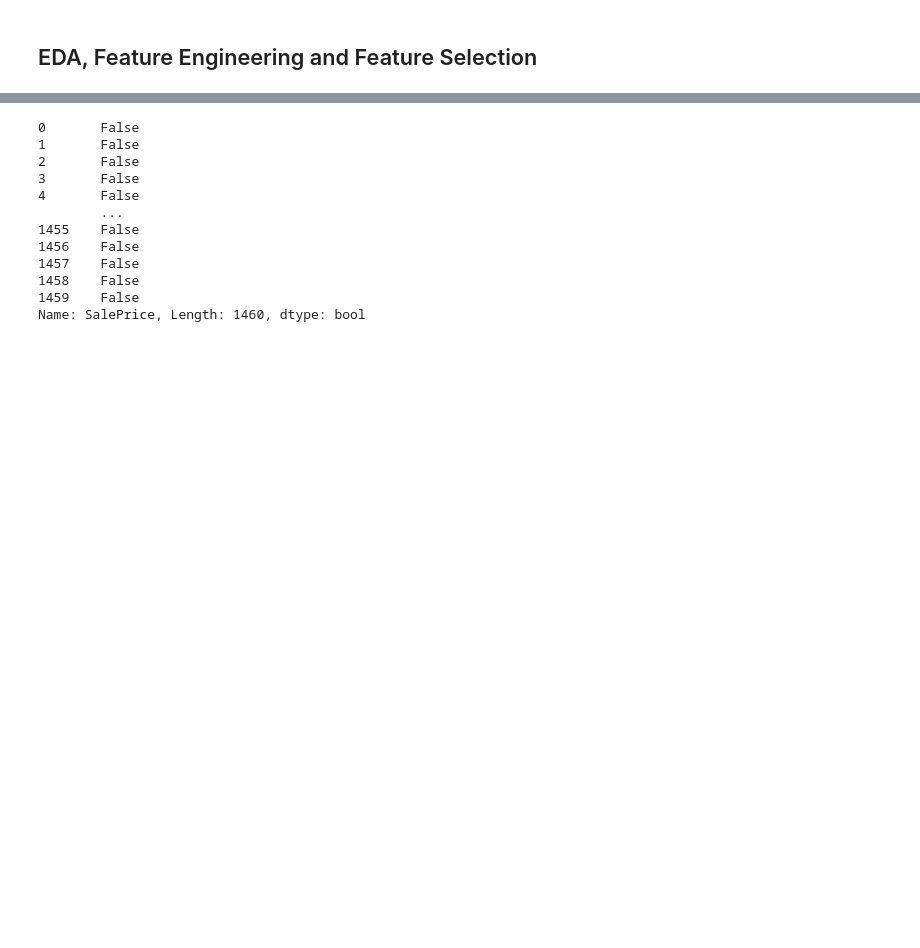
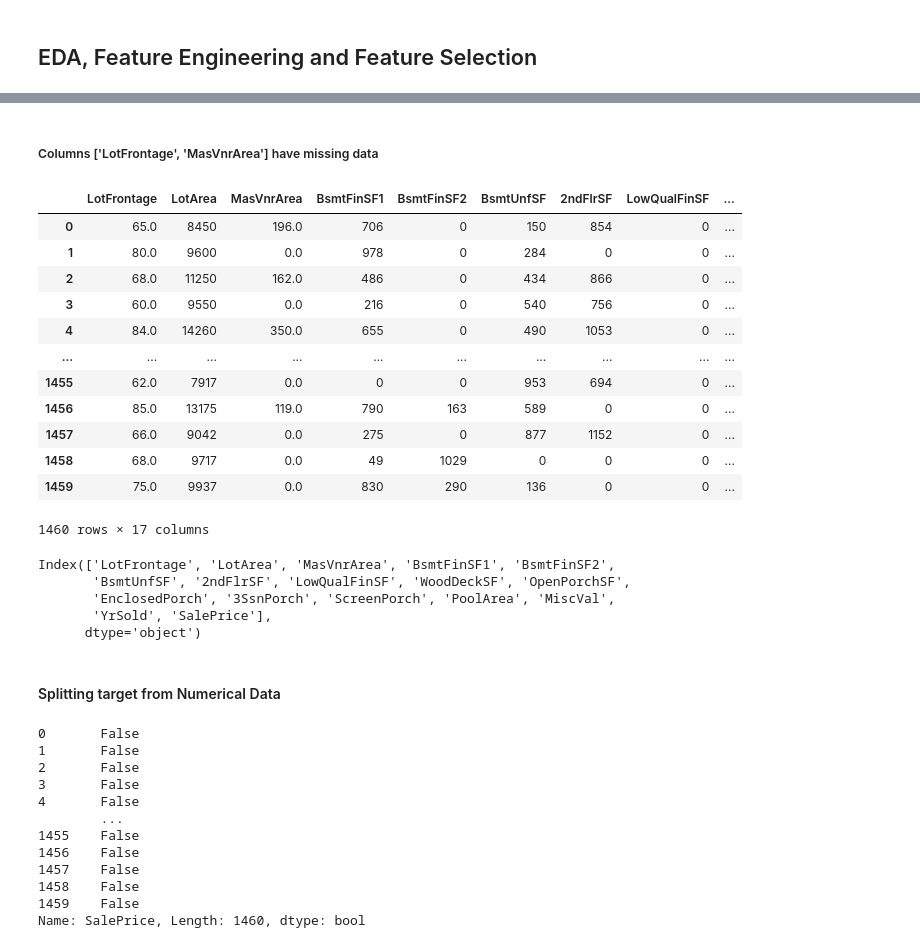
Before and after one commit to Prash099/dsp-prashanth-raghavendra-rao, a Jupyter notebook: notebooks/4_house-prices-modeling.ipynb, the cells around one changed output, grey strips where cells are left out. Drawn from its saved outputs; the diff is of its cells as text; code cells hidden in the pictures; blank space fills up the shorter version.

```diff
--- a/notebooks/4_house-prices-modeling.ipynb
+++ b/notebooks/4_house-prices-modeling.ipynb
@@ -103,0 +93,5 @@ df = df.drop(['SalePrice'], axis=1)
+# %%
+print(df.columns)
+df = df.drop(['Id'], axis=1)
+print('*****************************')
+print(df.columns)
@@ -103,0 +118,19 @@ df = df.drop(['SalePrice'], axis=1)
+# %%
+numerical_data = df[['LotFrontage', 'LotArea',
+       'YearBuilt', 'YearRemodAdd', 'MasVnrArea', 'BsmtFinSF1', 'BsmtFinSF2',
+       'BsmtUnfSF', 'TotalBsmtSF', '1stFlrSF', '2ndFlrSF', 'LowQualFinSF',
+       'GrLivArea', 'GarageYrBlt', 'GarageArea', 'WoodDeckSF', 'OpenPorchSF',
+       'EnclosedPorch', '3SsnPorch', 'ScreenPorch', 'PoolArea', 'MiscVal',
+       'YrSold', 'SalePrice']]
+
+categorical_data = df[['MSZoning', 'Street', 'Alley', 'LotShape', 'LandContour', 'Utilities',
+       'LotConfig', 'LandSlope', 'Neighborhood', 'Condition1', 'Condition2',
+       'BldgType', 'HouseStyle', 'RoofStyle', 'RoofMatl', 'Exterior1st',
+       'Exterior2nd', 'MasVnrType', 'ExterQual', 'ExterCond', 'Foundation',
+       'BsmtQual', 'BsmtCond', 'BsmtExposure', 'BsmtFinType1', 'BsmtFinType2',
+       'Heating', 'HeatingQC', 'CentralAir', 'Electrical', 'KitchenQual',
+       'Functional', 'FireplaceQu', 'GarageType', 'GarageFinish', 'GarageQual',
+       'GarageCond', 'PavedDrive', 'PoolQC', 'Fence', 'MiscFeature',
+       'SaleType', 'SaleCondition', "MSSubClass", "OverallQual", "OverallCond",
+        "BsmtFullBath", "BsmtHalfBath", "FullBath", "HalfBath", "BedroomAbvGr",
+        "KitchenAbvGr", "TotRmsAbvGrd", "Fireplaces", "GarageCars", "MoSold"]]
@@ -103,0 +174,9 @@ df = df.drop(['SalePrice'], axis=1)
+# %%
+corr_matrix = numerical_data.corr().abs()
+
+upper = corr_matrix.where(np.triu(np.ones(corr_matrix.shape), k=1).astype(bool))
+
+to_drop = [column for column in upper.columns if any(upper[column] > 0.5)]
+to_drop.append('YearBuilt')
+to_drop.remove('SalePrice')
+print(to_drop)
@@ -103,0 +187,2 @@ df = df.drop(['SalePrice'], axis=1)
+# %%
+numerical_data.drop(to_drop, axis=1, inplace=True)
@@ -103,0 +240,28 @@ df = df.drop(['SalePrice'], axis=1)
+# %% [markdown]
+##### Columns ['LotFrontage', 'MasVnrArea'] have missing data
+# %%
+numerical_data
+# %% [output]
+|  | LotFrontage | LotArea | MasVnrArea | BsmtFinSF1 | BsmtFinSF2 | BsmtUnfSF | 2ndFlrSF | LowQualFinSF | ... |
+| 0 | 65.0 | 8450 | 196.0 | 706 | 0 | 150 | 854 | 0 | ... |
+| 1 | 80.0 | 9600 | 0.0 | 978 | 0 | 284 | 0 | 0 | ... |
+| 2 | 68.0 | 11250 | 162.0 | 486 | 0 | 434 | 866 | 0 | ... |
+| 3 | 60.0 | 9550 | 0.0 | 216 | 0 | 540 | 756 | 0 | ... |
+| 4 | 84.0 | 14260 | 350.0 | 655 | 0 | 490 | 1053 | 0 | ... |
+| ... | ... | ... | ... | ... | ... | ... | ... | ... | ... |
+| 1455 | 62.0 | 7917 | 0.0 | 0 | 0 | 953 | 694 | 0 | ... |
+| 1456 | 85.0 | 13175 | 119.0 | 790 | 163 | 589 | 0 | 0 | ... |
+| 1457 | 66.0 | 9042 | 0.0 | 275 | 0 | 877 | 1152 | 0 | ... |
+| 1458 | 68.0 | 9717 | 0.0 | 49 | 1029 | 0 | 0 | 0 | ... |
+| 1459 | 75.0 | 9937 | 0.0 | 830 | 290 | 136 | 0 | 0 | ... |
+1460 rows × 17 columns
+# %%
+numerical_data.columns
+# %% [output]
+Index(['LotFrontage', 'LotArea', 'MasVnrArea', 'BsmtFinSF1', 'BsmtFinSF2',
+       'BsmtUnfSF', '2ndFlrSF', 'LowQualFinSF', 'WoodDeckSF', 'OpenPorchSF',
+       'EnclosedPorch', '3SsnPorch', 'ScreenPorch', 'PoolArea', 'MiscVal',
+       'YrSold', 'SalePrice'],
+      dtype='object')
+# %% [markdown]
+#### Splitting target from Numerical Data
```
Also changed, not shown: parts of 50 cells of this notebook.
